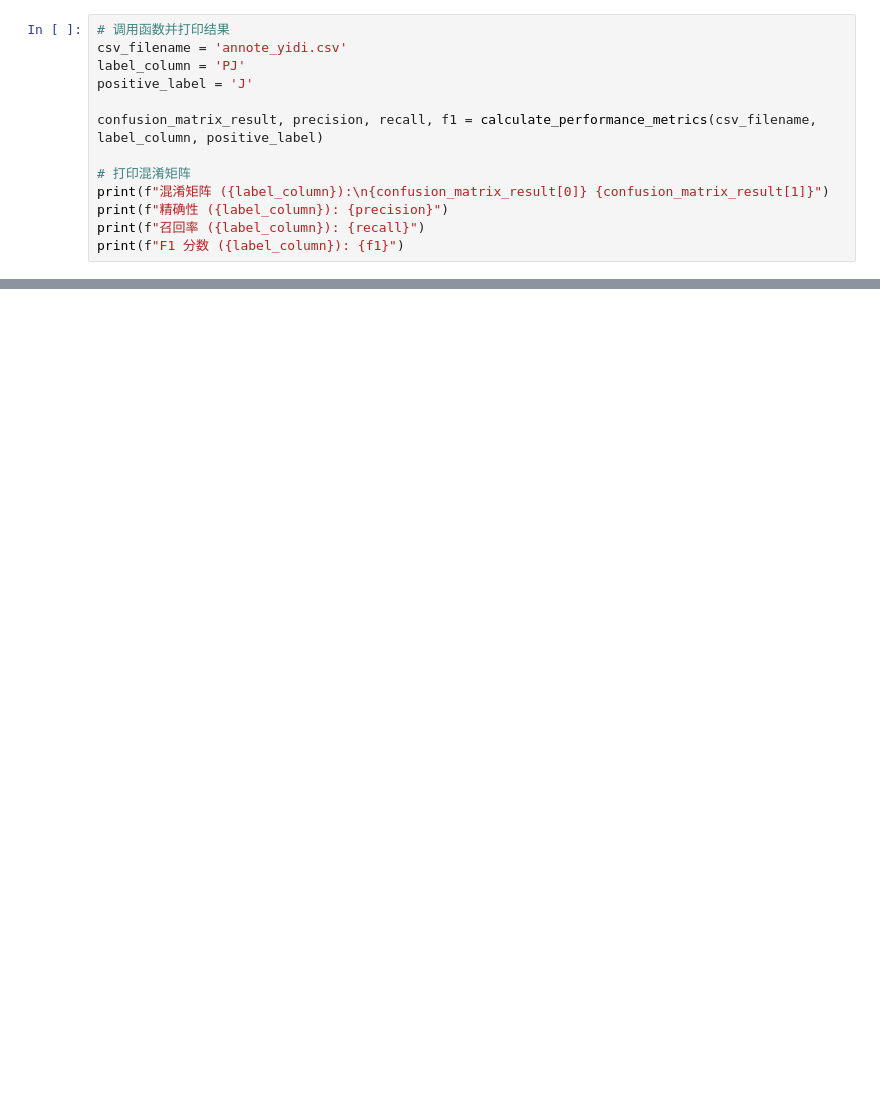
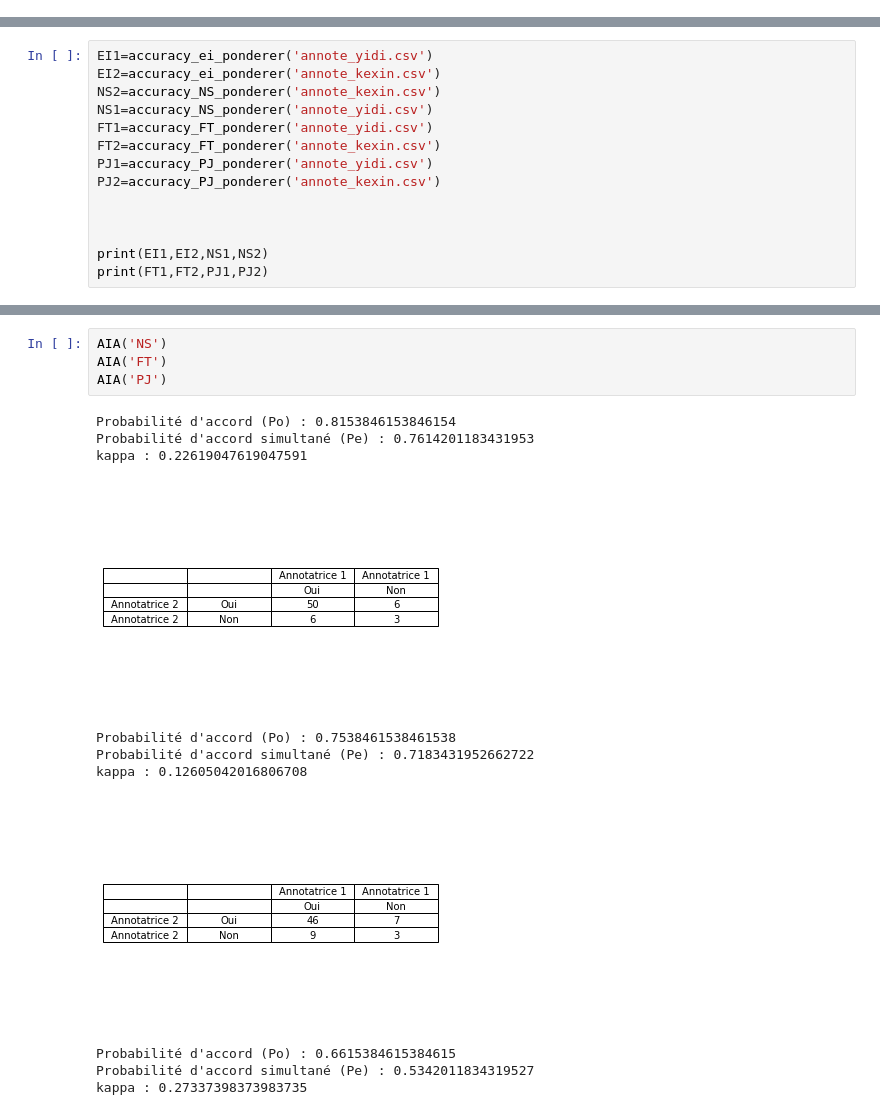
Before and after one commit to Yidi-Huang/DetectionMBTI, a Jupyter notebook: Resultat_kexin.ipynb, the cells around one changed output, grey strips where cells are left out. Saved outputs shown, nothing was run; the diff lists cells and outputs as text; blank space fills up the shorter version.

```diff
--- a/Resultat_kexin.ipynb
+++ b/Resultat_kexin.ipynb
@@ -393,13 +0,0 @@ def calculate_performance_metrics(csv_filename, label_column, positive_label):
-# %%
-# 调用函数并打印结果
-csv_filename = 'annote_yidi.csv'
-label_column = 'PJ'
-positive_label = 'J'
-
-confusion_matrix_result, precision, recall, f1 = calculate_performance_metrics(csv_filename, label_column, positive_label)
-
-# 打印混淆矩阵
-print(f"混淆矩阵 ({label_column}):\n{confusion_matrix_result[0]} {confusion_matrix_result[1]}")
-print(f"精确性 ({label_column}): {precision}")
-print(f"召回率 ({label_column}): {recall}")
-print(f"F1 分数 ({label_column}): {f1}")
@@ -421,0 +184,14 @@ ValueError: Target is multiclass but average='binary'. Please choose another ave
+# %%
+EI1=accuracy_ei_ponderer('annote_yidi.csv')
+EI2=accuracy_ei_ponderer('annote_kexin.csv')
+NS2=accuracy_NS_ponderer('annote_kexin.csv')
+NS1=accuracy_NS_ponderer('annote_yidi.csv')
+FT1=accuracy_FT_ponderer('annote_yidi.csv')
+FT2=accuracy_FT_ponderer('annote_kexin.csv')
+PJ1=accuracy_PJ_ponderer('annote_yidi.csv')
+PJ2=accuracy_PJ_ponderer('annote_kexin.csv')
+
+
+
+print(EI1,EI2,NS1,NS2)
+print(FT1,FT2,PJ1,PJ2)
@@ -421,0 +311,16 @@ ValueError: Target is multiclass but average='binary'. Please choose another ave
+# %%
+AIA('NS')
+AIA('FT')
+AIA('PJ')
+# %% [output]
+Probabilité d'accord (Po) : 0.8153846153846154
+Probabilité d'accord simultané (Pe) : 0.7614201183431953
+kappa : 0.22619047619047591
+[figure, added]
+Probabilité d'accord (Po) : 0.7538461538461538
+Probabilité d'accord simultané (Pe) : 0.7183431952662722
+kappa : 0.12605042016806708
+[figure, added]
+Probabilité d'accord (Po) : 0.6615384615384615
+Probabilité d'accord simultané (Pe) : 0.5342011834319527
+kappa : 0.27337398373983735
```
Also changed, not shown: parts of 122 cells of this notebook, 1 other file.
